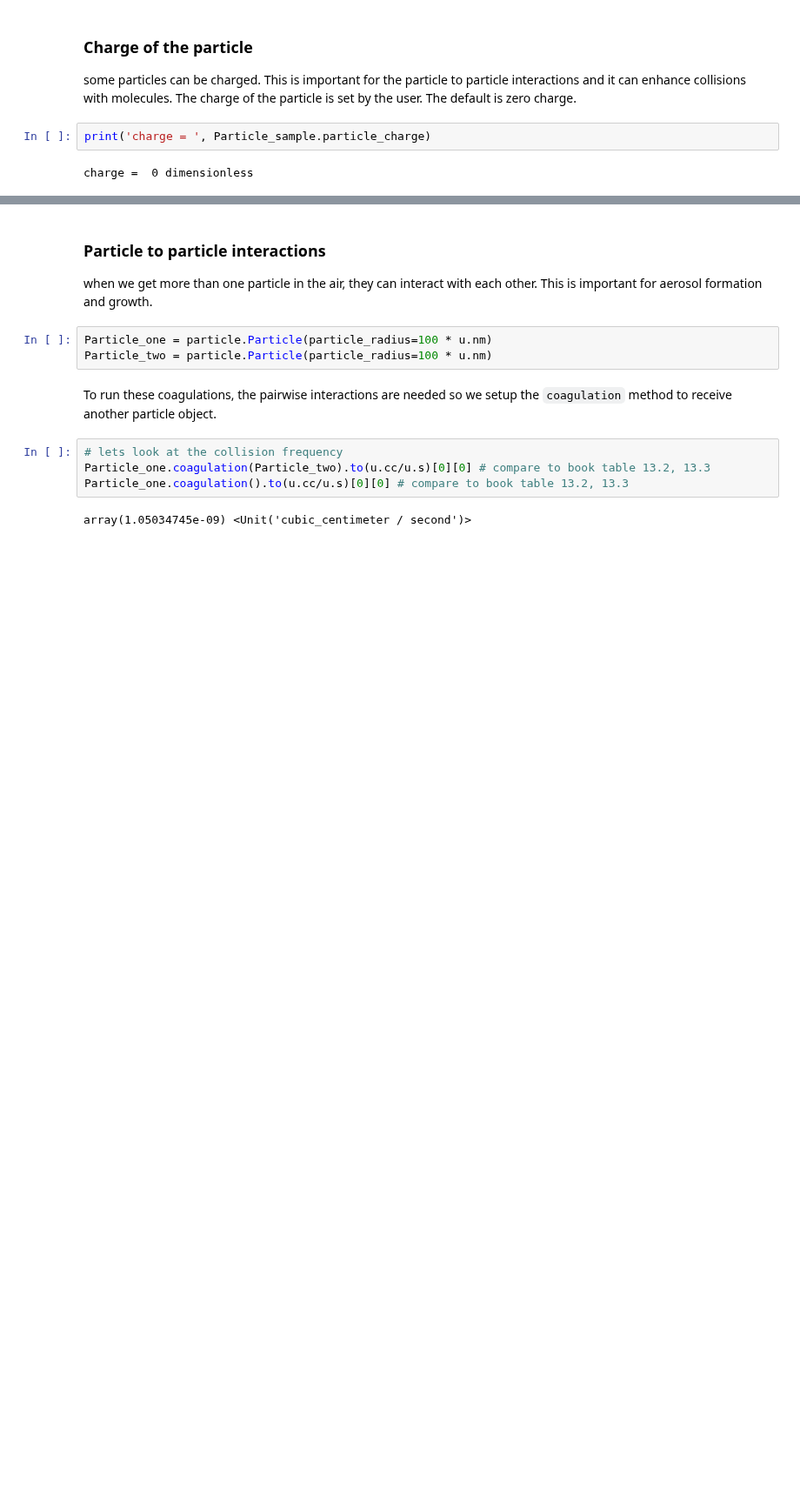
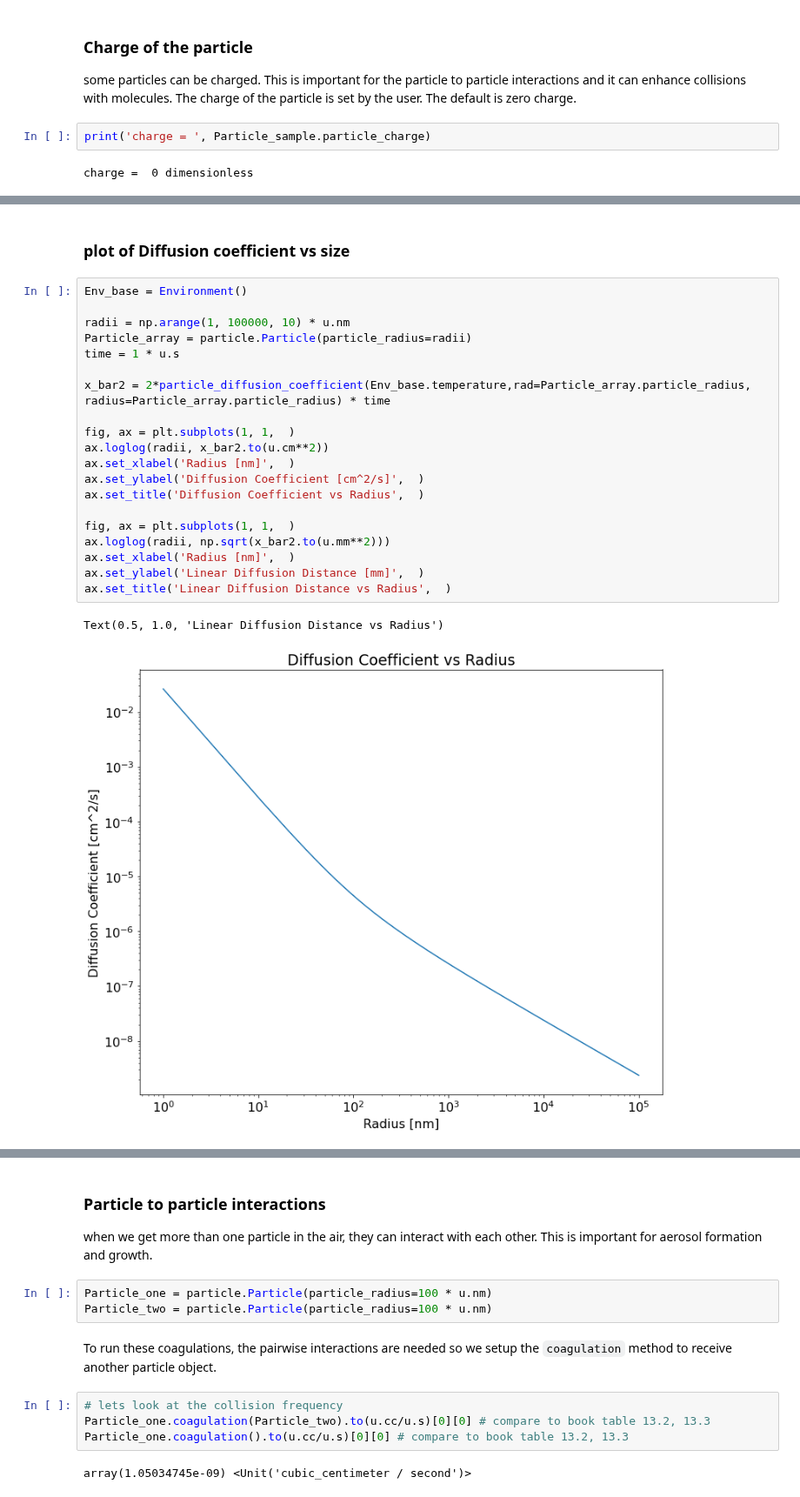
Before and after one commit to Gorkowski/Atmospheric_Science_Class, a Jupyter notebook: Classes/Part2/Lec_gas-phase_and_size_dist.ipynb, the cells around one changed output, grey strips where cells are left out. Shown at 87% size. Cells and saved outputs as stored; diff of their text form; blank space fills up the shorter version.

```diff
--- a/Classes/Part2/Lec_gas-phase_and_size_dist.ipynb
+++ b/Classes/Part2/Lec_gas-phase_and_size_dist.ipynb
@@ -256,0 +288,25 @@ charge =  0 dimensionless
+# %% [markdown]
+### plot of Diffusion coefficient vs size
+# %%
+Env_base = Environment()
+
+radii = np.arange(1, 100000, 10) * u.nm
+Particle_array = particle.Particle(particle_radius=radii)
+time = 1 * u.s
+
+x_bar2 = 2*particle_diffusion_coefficient(Env_base.temperature,rad=Particle_array.particle_radius, radius=Particle_array.particle_radius) * time
+
+fig, ax = plt.subplots(1, 1,  )
+ax.loglog(radii, x_bar2.to(u.cm**2))
+ax.set_xlabel('Radius [nm]',  )
+ax.set_ylabel('Diffusion Coefficient [cm^2/s]',  )
+ax.set_title('Diffusion Coefficient vs Radius',  )
+
+fig, ax = plt.subplots(1, 1,  )
+ax.loglog(radii, np.sqrt(x_bar2.to(u.mm**2)))
+ax.set_xlabel('Radius [nm]',  )
+ax.set_ylabel('Linear Diffusion Distance [mm]',  )
+ax.set_title('Linear Diffusion Distance vs Radius',  )
+# %% [output]
+Text(0.5, 1.0, 'Linear Diffusion Distance vs Radius')
+[figure, added]
```
Also changed, not shown: parts of 28 cells of this notebook.
